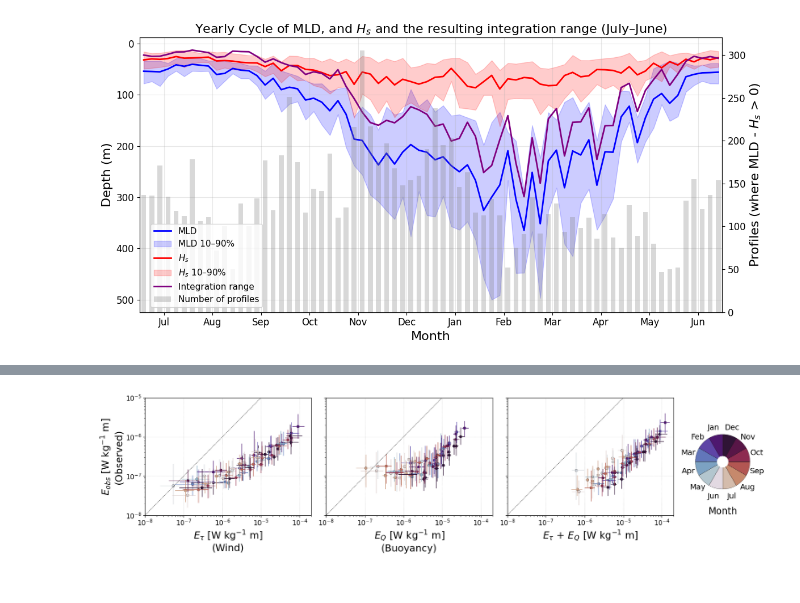
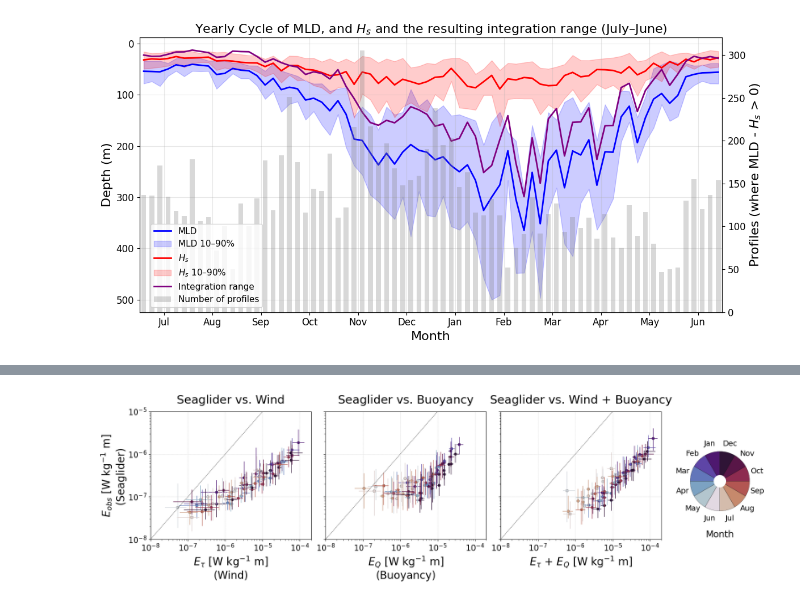
Before and after one commit to tillmrtz/dissipationSML, a Jupyter notebook: notebooks/dissipation_multiple_gliders.ipynb, the cells around one changed output, grey strips where cells are left out. Saved outputs shown, nothing was run; the diff lists cells and outputs as text; code cells hidden in the pictures.

```diff
--- a/notebooks/dissipation_multiple_gliders.ipynb
+++ b/notebooks/dissipation_multiple_gliders.ipynb
@@ -697,3 +706,7 @@ plt.show()
+# %%
+target_ds = xr.open_dataset("/Users/tillmoritz/Desktop/Master_thesis/Data/Glider/005/20080606/dissipation_binned.nc")
+# %%
+target_ds['CAST'] = (np.ceil(target_ds.PROFILE_NUMBER/2)).astype(int)
 # %%
 ### plot a 10km filling around the contour line
 from shapely.geometry import LineString
@@ -1941,7 +2139,7 @@ def plot_dissipation_time_series(mld_ds_list, n_bins=3, percentile_interval=[10,
 
     # --- Plot ---
     with plt.style.context(plotting_style):
-        fig, ax = plt.subplots(2, 1, figsize=(14, 8), sharex=True)
+        fig, ax = plt.subplots(2, 1, figsize=(14, 8), sharex=False)
         colors = {
             'EPSILON_TAU': 'blue',
             'EPSILON_Q': 'red',
@@ -1995,0 +2188,13 @@ plt.show()
+# %%
+fig, ax = plot_dissipation_time_series(mld_list, n_bins=6, percentile_interval=[10,90])
+#fig.savefig(thesis_resources_path + "/Dissipation_time_series.png", dpi=300, bbox_inches='tight')
+### delete ax[1] from the figure but take its x-axis limits and labels and put them on ax[0]
+fig.canvas.draw()
+
+# Copy x-axis from ax[1] to ax[0]
+ax[0].set_xlabel('Time', fontsize=15)
+ax[0].set_ylabel('Total Dissipation\n'+r'[W kg$^{-1}$ m]', fontsize=15)
+fig.delaxes(ax[1])
+fig.set_size_inches(9, 8)
+fig.savefig("/Users/tillmoritz/Desktop/OSM/Dissipation_time_series.png", dpi=300, bbox_inches='tight')
+plt.show()
@@ -2208,7 +2426,7 @@ range_x = [1e-8, 2e-4]
 range_y = [1e-8, 1e-5]
 
 with plt.style.context(plotting_style):
-    fig, axs = plt.subplots(1, 3, figsize=(15, 4.4), sharey=True, constrained_layout=True)
+    fig, axs = plt.subplots(1, 3, figsize=(15, 5.2), sharey=True, constrained_layout=True)
 
     def draw_binned(ax, df):
         for _, row in df.iterrows():
@@ -2234,16 +2452,20 @@ with plt.style.context(plotting_style):
         ax.grid(which='major', linestyle=':', linewidth=0.5)
         ax.grid(which='minor', visible=False)
 
-    axs[0].set_xlabel(r"$E_τ$ [W kg$^{-1}$ m]"+"\n(Wind)", fontsize=18)
-    axs[1].set_xlabel(r"$E_Q$ [W kg$^{-1}$ m]"+"\n(Buoyancy)", fontsize=18)
+    axs[0].set_xlabel(r"$E_τ$ [W kg$^{-1}$ m]", fontsize=20)
+    axs[1].set_xlabel(r"$E_Q$ [W kg$^{-1}$ m]", fontsize=20)
     #axs[1].set_title("Observed vs. Surface forced Dissipation ", fontsize=20)
-    axs[2].set_xlabel(r"$E_τ$ + $E_Q$ [W kg$^{-1}$ m]", fontsize=18)
-    axs[0].set_ylabel(r"$E_{obs}$ [W kg$^{-1}$ m]"+"\n(Observed)", fontsize=18)
+    axs[2].set_xlabel(r"$E_τ$ + $E_Q$ [W kg$^{-1}$ m]", fontsize=20)
+    axs[0].set_ylabel(r"$E_{obs}$ [W kg$^{-1}$ m]"+"\n(Seaglider)", fontsize=20)
+
+    axs[0].set_title("Seaglider vs. Wind", fontsize=22, pad = 15)
+    axs[1].set_title("Seaglider vs. Buoyancy", fontsize=22, pad = 15)
+    axs[2].set_title("Seaglider vs. Wind + Buoyancy", fontsize=22, pad = 15)
     fig.tight_layout(rect=[0,0,1,1])
 
     # --------- Create month cycle --------------
     ax_inset = inset_axes(axs[2], width="70%", height="70%", loc="upper left",
-        bbox_to_anchor=(1.05, 0, 0.7, 0.7),
+        bbox_to_anchor=(1.12, 0, 0.7, 0.7),
         bbox_transform=axs[2].transAxes,
         borderpad=0
     )
@@ -2263,32 +2485,43 @@ with plt.style.context(plotting_style):
     wedges = []
     for m in range(12):
         theta1 = (rotation_offset + m*30) % 360
         theta2 = (rotation_offset + (m+1)*30) % 360
         w = Wedge((0,0), radius, theta1, theta2, facecolor=get_month_color(m+1), edgecolor='k', lw=0.3)
         wedges.append(w)
 
         #Label positions slightly outside wedge
         angle = np.deg2rad(rotation_offset + (m + 0.5) * 30)
         r_label = radius * 1.3
         ax_inset.text(
             r_label * np.cos(angle),
             r_label * np.sin(angle),
             month_names[m],
             ha='center', va='center',
             fontsize=14,
             rotation=0,
             rotation_mode='anchor')
     for w in wedges:
         ax_inset.add_patch(w)
 
     # Optional white center circle for donut look
     ax_inset.add_patch(plt.Circle((0, 0), radius * 0.2, color='white', zorder=11))
     ### set a title of the inset but below the month labels
     ax_inset.text(0, - radius * 1.8, "Month", ha='center', va='center', fontsize=17)
 
-fig.savefig(f"/Users/tillmoritz/Desktop/Thesis_resources/Dissipation_scatter.png", dpi=300, bbox_inches='tight')
+    ### increase size of x-ticks labels
+    for ax in axs:
+        ax.tick_params(axis='x', labelsize=15)
+        if ax == axs[0]:
+            ax.tick_params(axis='y', labelsize=15)
+
+
+
+
+fig.savefig("/Users/tillmoritz/Desktop/OSM/Dissipation_scatter.png", dpi=300, bbox_inches='tight')
+
+#fig.savefig(f"/Users/tillmoritz/Desktop/Thesis_resources/Dissipation_scatter.png", dpi=300, bbox_inches='tight')
 ### add title
 #fig.suptitle(f"Observed vs. Surface forced Dissipation ", fontsize=20)
 plt.show()
 # %% [output]
-[figure, old version]
+[figure, new version]
```
Also changed, not shown: parts of 15 cells of this notebook, 9 other files.
